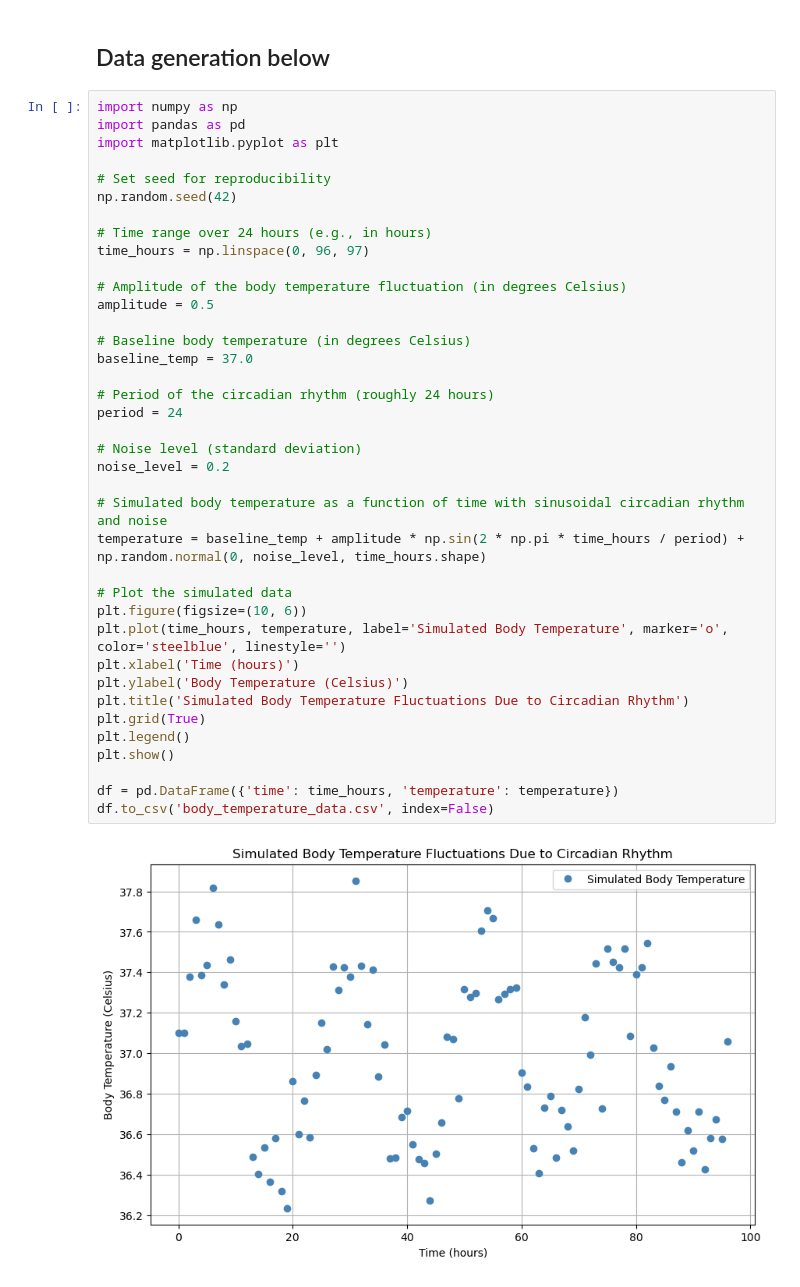
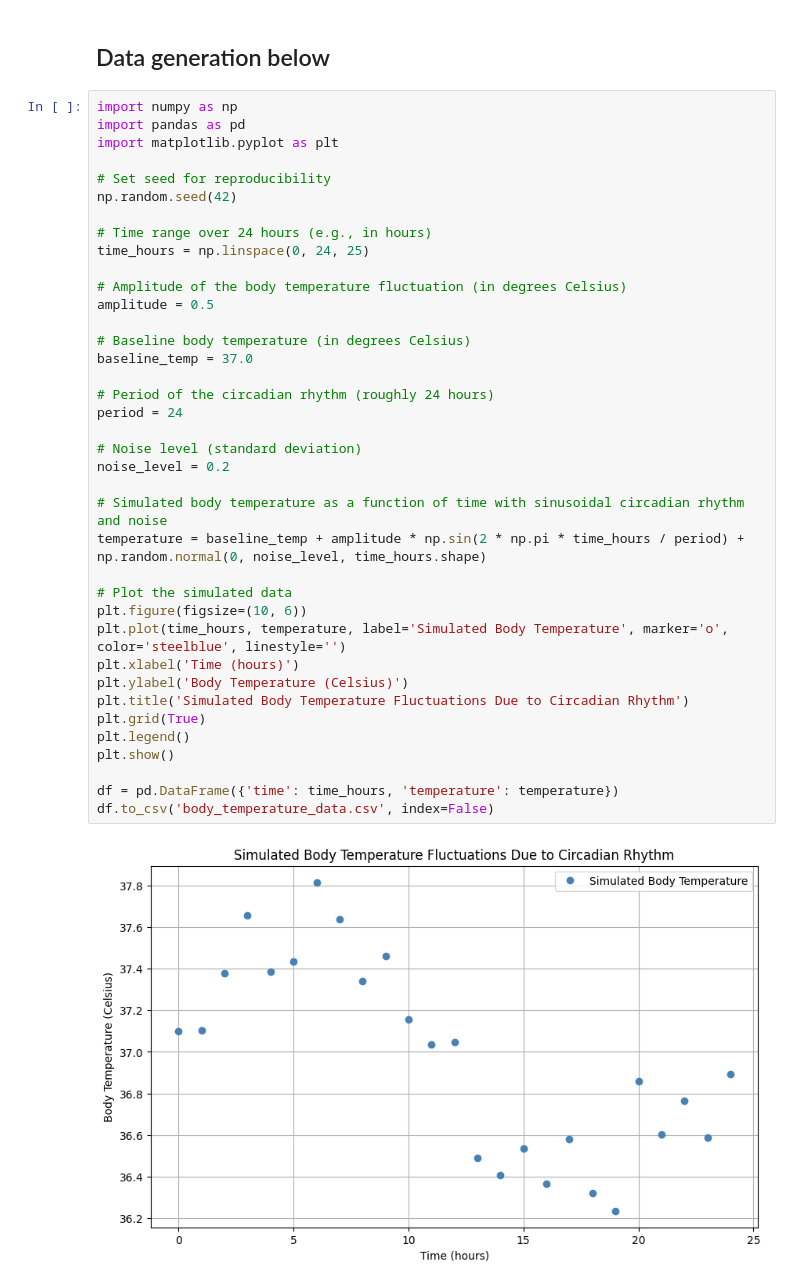
Before and after one commit to BME-i9400/BME-i9400, a Jupyter notebook: slides/lecture_06_ml_fundamentals.ipynb, the cells around one changed output. Saved outputs shown, nothing was run; the diff lists cells and outputs as text.

```diff
--- a/slides/lecture_06_ml_fundamentals.ipynb
+++ b/slides/lecture_06_ml_fundamentals.ipynb
@@ -299,34 +305,34 @@ import matplotlib.pyplot as plt
 np.random.seed(42)
 
 # Time range over 24 hours (e.g., in hours)
-time_hours = np.linspace(0, 96, 97)
+time_hours = np.linspace(0, 24, 25)
 
 # Amplitude of the body temperature fluctuation (in degrees Celsius)
 amplitude = 0.5
 
 # Baseline body temperature (in degrees Celsius)
 baseline_temp = 37.0
 
 # Period of the circadian rhythm (roughly 24 hours)
 period = 24
 
 # Noise level (standard deviation)
 noise_level = 0.2
 
 # Simulated body temperature as a function of time with sinusoidal circadian rhythm and noise
 temperature = baseline_temp + amplitude * np.sin(2 * np.pi * time_hours / period) + np.random.normal(0, noise_level, time_hours.shape)
 
 # Plot the simulated data
 plt.figure(figsize=(10, 6))
 plt.plot(time_hours, temperature, label='Simulated Body Temperature', marker='o', color='steelblue', linestyle='')
 plt.xlabel('Time (hours)')
 plt.ylabel('Body Temperature (Celsius)')
 plt.title('Simulated Body Temperature Fluctuations Due to Circadian Rhythm')
 plt.grid(True)
 plt.legend()
 plt.show()
 
 df = pd.DataFrame({'time': time_hours, 'temperature': temperature})
 df.to_csv('body_temperature_data.csv', index=False)
 # %% [output]
-[figure, old version]
+[figure, new version]
```
Also changed, not shown: parts of 17 cells of this notebook, 2 other files.
